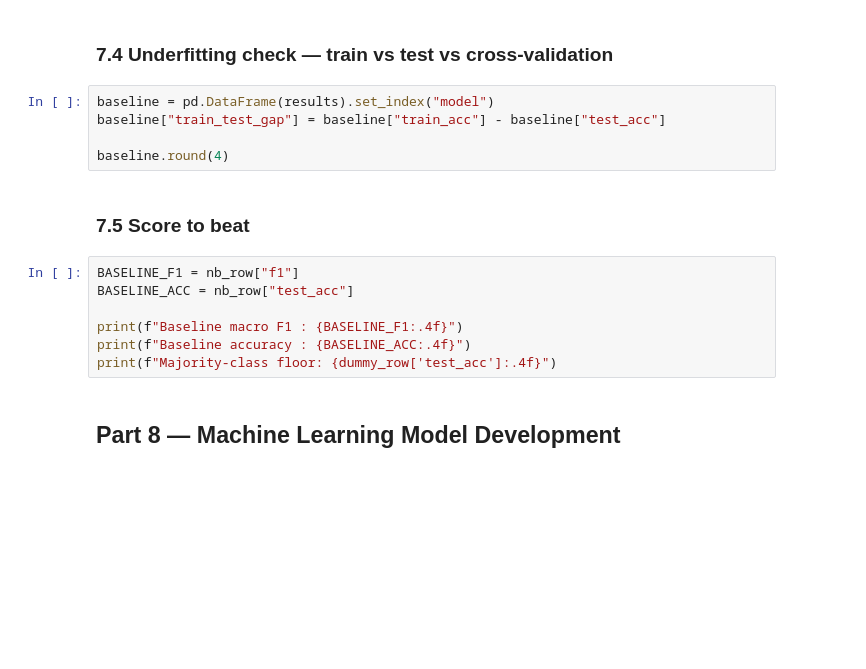
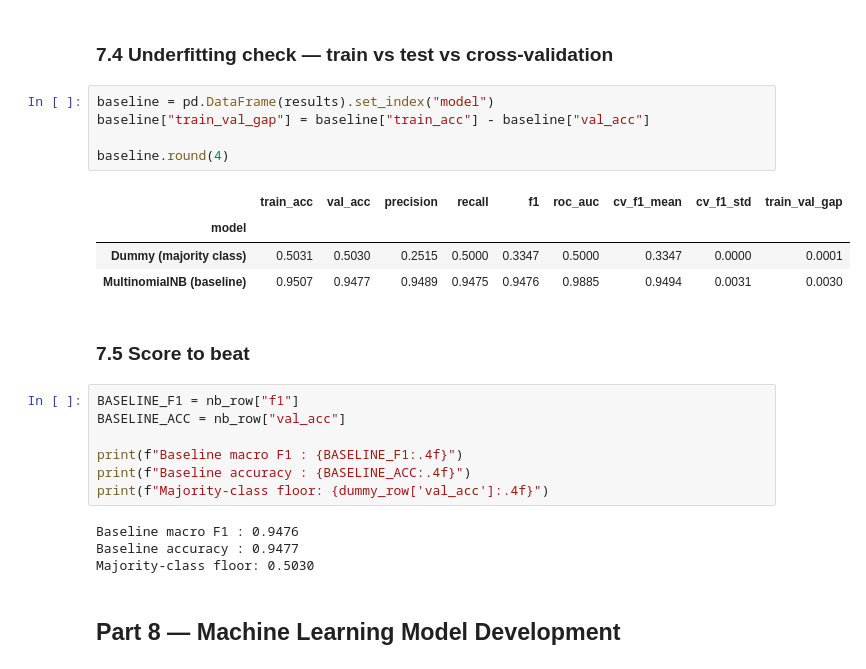
Before and after one commit to Renadyousef/Spam_classification_project, a Jupyter notebook: Supervised_Learning.ipynb, the cells around one changed output. Cells and saved outputs as stored; diff of their text form; blank space fills up the shorter version.

```diff
--- a/Supervised_Learning.ipynb
+++ b/Supervised_Learning.ipynb
@@ -265,18 +328,27 @@ plt.show()
 ### 7.4 Underfitting check — train vs test vs cross-validation
 # %%
 baseline = pd.DataFrame(results).set_index("model")
-baseline["train_test_gap"] = baseline["train_acc"] - baseline["test_acc"]
+baseline["train_val_gap"] = baseline["train_acc"] - baseline["val_acc"]
 
 baseline.round(4)
+# %% [output]
+|  | train_acc | val_acc | precision | recall | f1 | roc_auc | cv_f1_mean | cv_f1_std | train_val_gap |
+| model |  |  |  |  |  |  |  |  |  |
+| Dummy (majority class) | 0.5031 | 0.5030 | 0.2515 | 0.5000 | 0.3347 | 0.5000 | 0.3347 | 0.0000 | 0.0001 |
+| MultinomialNB (baseline) | 0.9507 | 0.9477 | 0.9489 | 0.9475 | 0.9476 | 0.9885 | 0.9494 | 0.0031 | 0.0030 |
 # %% [markdown]
 ### 7.5 Score to beat
 # %%
 BASELINE_F1 = nb_row["f1"]
-BASELINE_ACC = nb_row["test_acc"]
+BASELINE_ACC = nb_row["val_acc"]
 
 print(f"Baseline macro F1 : {BASELINE_F1:.4f}")
 print(f"Baseline accuracy : {BASELINE_ACC:.4f}")
-print(f"Majority-class floor: {dummy_row['test_acc']:.4f}")
+print(f"Majority-class floor: {dummy_row['val_acc']:.4f}")
+# %% [output]
+Baseline macro F1 : 0.9476
+Baseline accuracy : 0.9477
+Majority-class floor: 0.5030
 # %% [markdown]
 ## Part 8 — Machine Learning Model Development
 # %% [markdown]
```
Also changed, not shown: parts of 18 cells of this notebook.
